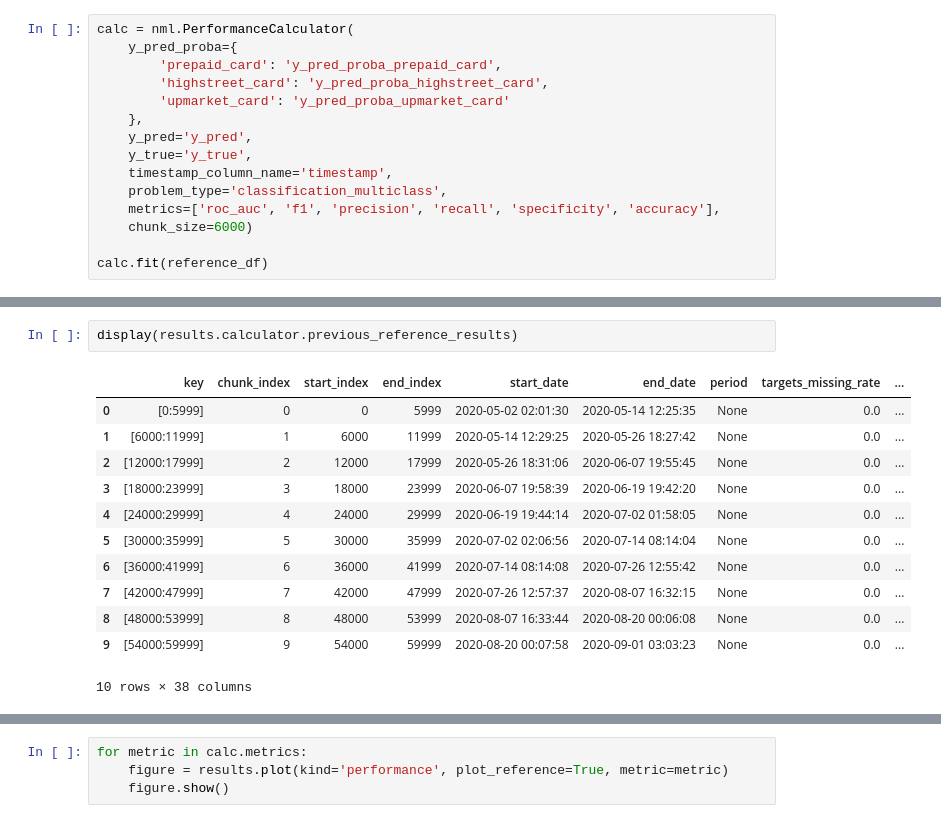
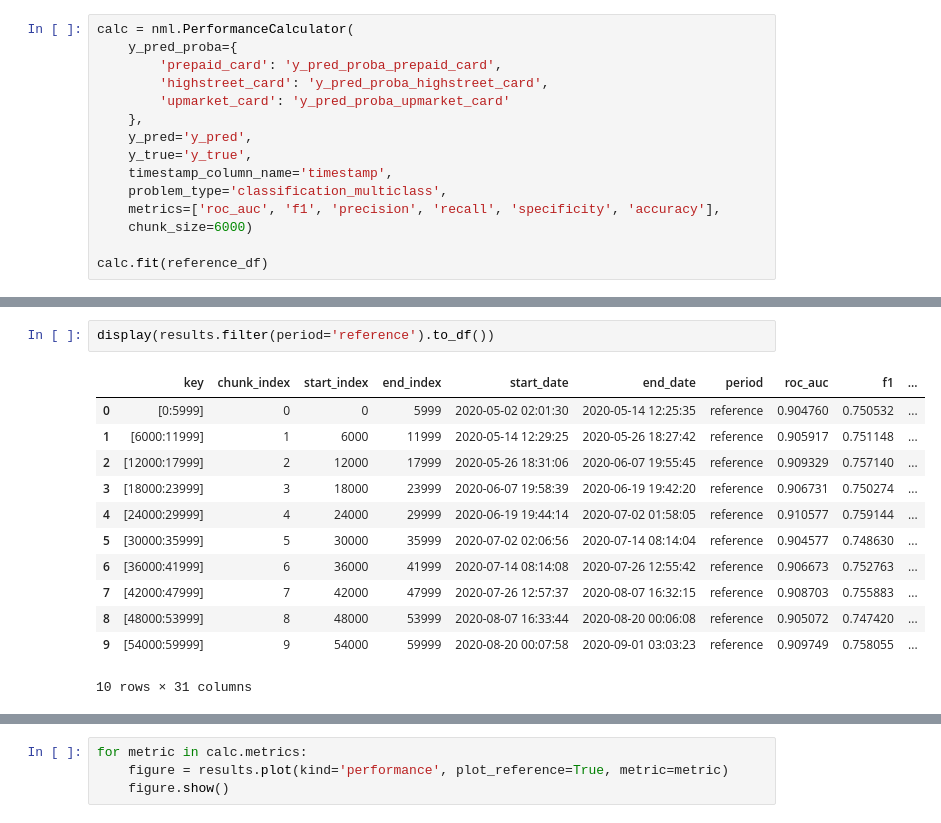
Before and after one commit to NannyML/nannyml, a Jupyter notebook: docs/example_notebooks/Tutorial - Realized Performance - Multiclass Classification.ipynb, the cells around one changed output, grey strips where cells are left out. Cells and saved outputs as stored; diff of their text form.

```diff
--- a/docs/example_notebooks/Tutorial - Realized Performance - Multiclass Classification.ipynb
+++ b/docs/example_notebooks/Tutorial - Realized Performance - Multiclass Classification.ipynb
@@ -79,16 +79,16 @@ print(results.data.to_markdown(tablefmt="grid"))
-# %%
-display(results.calculator.previous_reference_results)
-# %% [output]
-|  | key | chunk_index | start_index | end_index | start_date | end_date | period | targets_missing_rate | ... |
-| 0 | [0:5999] | 0 | 0 | 5999 | 2020-05-02 02:01:30 | 2020-05-14 12:25:35 | None | 0.0 | ... |
-| 1 | [6000:11999] | 1 | 6000 | 11999 | 2020-05-14 12:29:25 | 2020-05-26 18:27:42 | None | 0.0 | ... |
-| 2 | [12000:17999] | 2 | 12000 | 17999 | 2020-05-26 18:31:06 | 2020-06-07 19:55:45 | None | 0.0 | ... |
-| 3 | [18000:23999] | 3 | 18000 | 23999 | 2020-06-07 19:58:39 | 2020-06-19 19:42:20 | None | 0.0 | ... |
-| 4 | [24000:29999] | 4 | 24000 | 29999 | 2020-06-19 19:44:14 | 2020-07-02 01:58:05 | None | 0.0 | ... |
-| 5 | [30000:35999] | 5 | 30000 | 35999 | 2020-07-02 02:06:56 | 2020-07-14 08:14:04 | None | 0.0 | ... |
-| 6 | [36000:41999] | 6 | 36000 | 41999 | 2020-07-14 08:14:08 | 2020-07-26 12:55:42 | None | 0.0 | ... |
-| 7 | [42000:47999] | 7 | 42000 | 47999 | 2020-07-26 12:57:37 | 2020-08-07 16:32:15 | None | 0.0 | ... |
-| 8 | [48000:53999] | 8 | 48000 | 53999 | 2020-08-07 16:33:44 | 2020-08-20 00:06:08 | None | 0.0 | ... |
-| 9 | [54000:59999] | 9 | 54000 | 59999 | 2020-08-20 00:07:58 | 2020-09-01 03:03:23 | None | 0.0 | ... |
-10 rows × 38 columns
+# %%
+display(results.filter(period='reference').to_df())
+# %% [output]
+|  | key | chunk_index | start_index | end_index | start_date | end_date | period | roc_auc | f1 | ... |
+| 0 | [0:5999] | 0 | 0 | 5999 | 2020-05-02 02:01:30 | 2020-05-14 12:25:35 | reference | 0.904760 | 0.750532 | ... |
+| 1 | [6000:11999] | 1 | 6000 | 11999 | 2020-05-14 12:29:25 | 2020-05-26 18:27:42 | reference | 0.905917 | 0.751148 | ... |
+| 2 | [12000:17999] | 2 | 12000 | 17999 | 2020-05-26 18:31:06 | 2020-06-07 19:55:45 | reference | 0.909329 | 0.757140 | ... |
+| 3 | [18000:23999] | 3 | 18000 | 23999 | 2020-06-07 19:58:39 | 2020-06-19 19:42:20 | reference | 0.906731 | 0.750274 | ... |
+| 4 | [24000:29999] | 4 | 24000 | 29999 | 2020-06-19 19:44:14 | 2020-07-02 01:58:05 | reference | 0.910577 | 0.759144 | ... |
+| 5 | [30000:35999] | 5 | 30000 | 35999 | 2020-07-02 02:06:56 | 2020-07-14 08:14:04 | reference | 0.904577 | 0.748630 | ... |
+| 6 | [36000:41999] | 6 | 36000 | 41999 | 2020-07-14 08:14:08 | 2020-07-26 12:55:42 | reference | 0.906673 | 0.752763 | ... |
+| 7 | [42000:47999] | 7 | 42000 | 47999 | 2020-07-26 12:57:37 | 2020-08-07 16:32:15 | reference | 0.908703 | 0.755883 | ... |
+| 8 | [48000:53999] | 8 | 48000 | 53999 | 2020-08-07 16:33:44 | 2020-08-20 00:06:08 | reference | 0.905072 | 0.747420 | ... |
+| 9 | [54000:59999] | 9 | 54000 | 59999 | 2020-08-20 00:07:58 | 2020-09-01 03:03:23 | reference | 0.909749 | 0.758055 | ... |
+10 rows × 31 columns
 # %%
```
Also changed, not shown: parts of 3 cells of this notebook, 22 other files.
